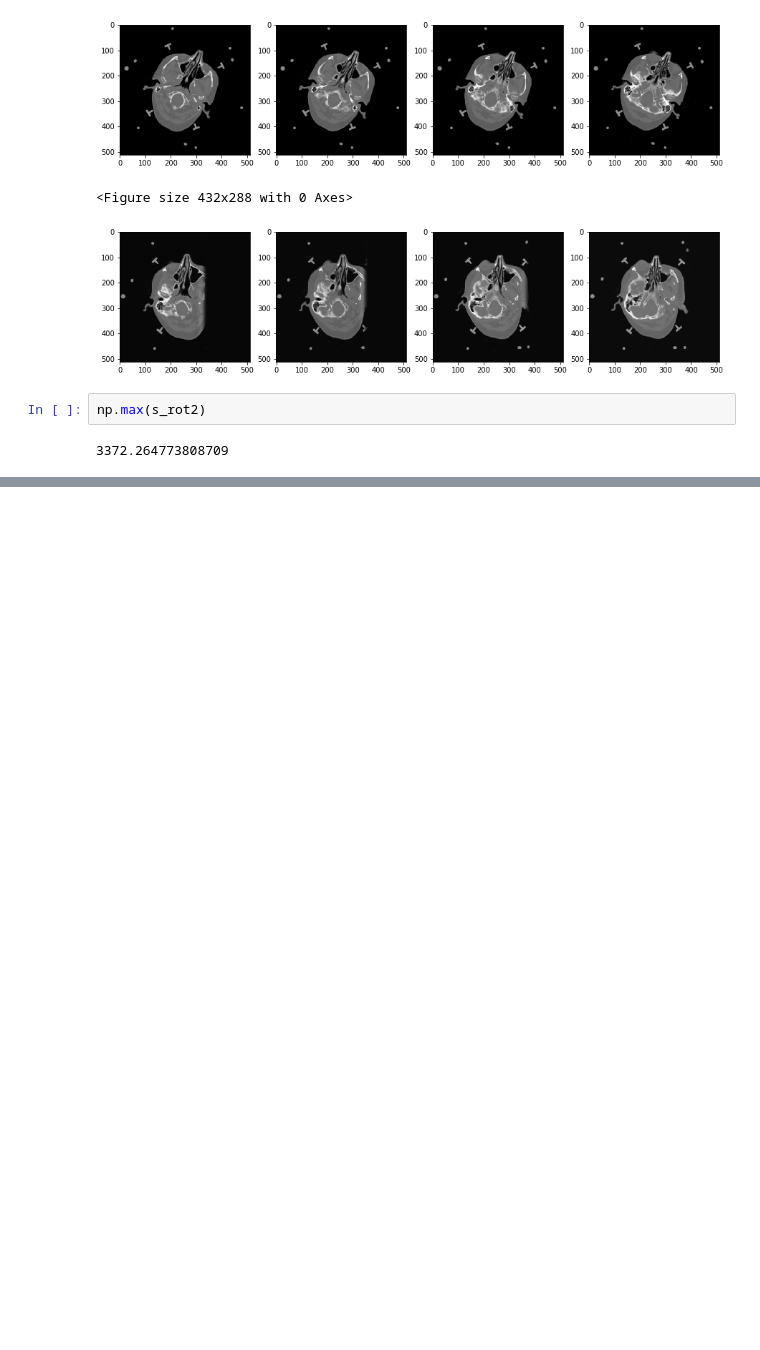
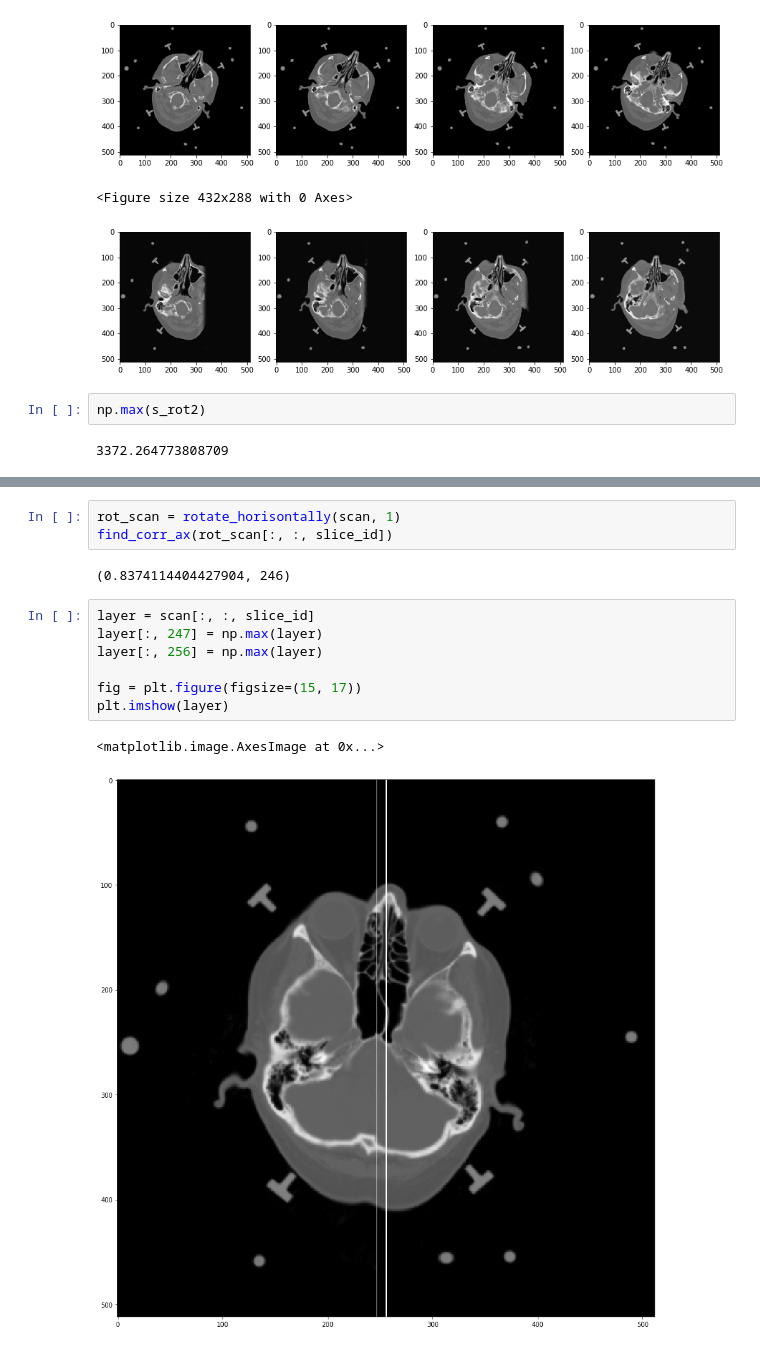
Before and after one commit to ibro45/Brain-Tumor-Detection, a Jupyter notebook: load_and_visualize.ipynb, the cells around one changed output, grey strips where cells are left out. Saved outputs shown, nothing was run; the diff lists cells and outputs as text; blank space fills up the shorter version.

```diff
--- a/load_and_visualize.ipynb
+++ b/load_and_visualize.ipynb
@@ -349,0 +619,15 @@ np.max(s_rot2)
+# %%
+rot_scan = rotate_horisontally(scan, 1)
+find_corr_ax(rot_scan[:, :, slice_id])
+# %% [output]
+(0.8374114404427904, 246)
+# %%
+layer = scan[:, :, slice_id]
+layer[:, 247] = np.max(layer)
+layer[:, 256] = np.max(layer)
+
+fig = plt.figure(figsize=(15, 17))
+plt.imshow(layer)
+# %% [output]
+<matplotlib.image.AxesImage at 0x...>
+[figure, added]
```
Also changed, not shown: parts of 29 cells of this notebook.
